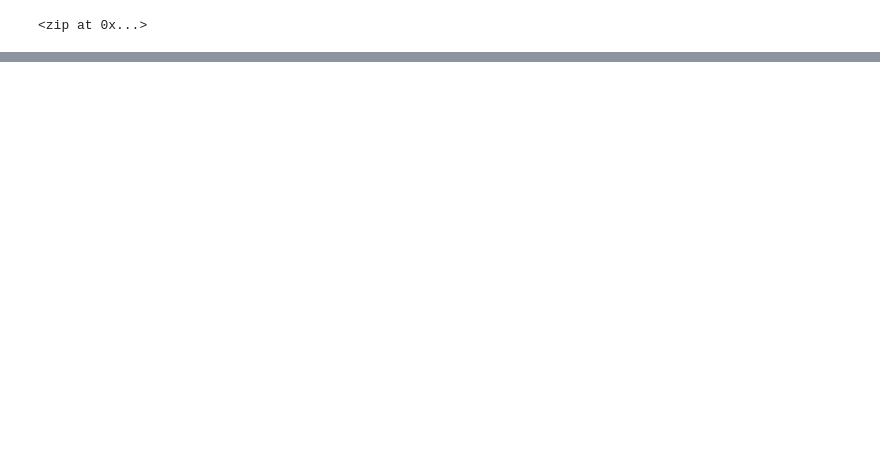
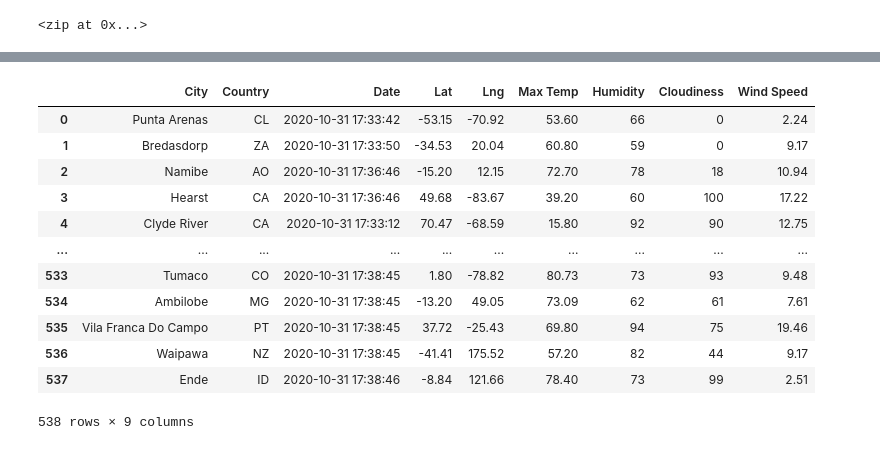
Before and after one commit to colombianguate/World_Weather_Analysis, a Jupyter notebook: WeatherPy.ipynb, the cells around one changed output, grey strips where cells are left out. Saved outputs shown, nothing was run; the diff lists cells and outputs as text; code cells hidden in the pictures; blank space fills up the shorter version.

```diff
--- a/WeatherPy.ipynb
+++ b/WeatherPy.ipynb
@@ -33,0 +40,3 @@ len(cities)
+# %%
+# Starting URL for Weather Map API Call.
+url = "http://api.openweathermap.org/data/2.5/weather?units=Imperial&APPID=" + weather_api_key
@@ -33,0 +136,4 @@ len(cities)
+# %%
+# Convert the array of dictionaries to a Pandas DataFrame.
+city_data_df = pd.DataFrame(city_data)
+city_data_df.head(10)
@@ -33,0 +152,20 @@ len(cities)
+# %%
+new_column = ["City", "Country", "Date", "Lat", "Lng", "Max Temp", "Humidity", "Cloudiness", "Wind Speed"]
+# %%
+city_data_df = city_data_df[new_column]
+# %%
+city_data_df
+# %% [output]
+|  | City | Country | Date | Lat | Lng | Max Temp | Humidity | Cloudiness | Wind Speed |
+| 0 | Punta Arenas | CL | 2020-10-31 17:33:42 | -53.15 | -70.92 | 53.60 | 66 | 0 | 2.24 |
+| 1 | Bredasdorp | ZA | 2020-10-31 17:33:50 | -34.53 | 20.04 | 60.80 | 59 | 0 | 9.17 |
+| 2 | Namibe | AO | 2020-10-31 17:36:46 | -15.20 | 12.15 | 72.70 | 78 | 18 | 10.94 |
+| 3 | Hearst | CA | 2020-10-31 17:36:46 | 49.68 | -83.67 | 39.20 | 60 | 100 | 17.22 |
+| 4 | Clyde River | CA | 2020-10-31 17:33:12 | 70.47 | -68.59 | 15.80 | 92 | 90 | 12.75 |
+| ... | ... | ... | ... | ... | ... | ... | ... | ... | ... |
+| 533 | Tumaco | CO | 2020-10-31 17:38:45 | 1.80 | -78.82 | 80.73 | 73 | 93 | 9.48 |
+| 534 | Ambilobe | MG | 2020-10-31 17:38:45 | -13.20 | 49.05 | 73.09 | 62 | 61 | 7.61 |
+| 535 | Vila Franca Do Campo | PT | 2020-10-31 17:38:45 | 37.72 | -25.43 | 69.80 | 94 | 75 | 19.46 |
+| 536 | Waipawa | NZ | 2020-10-31 17:38:45 | -41.41 | 175.52 | 57.20 | 82 | 44 | 9.17 |
+| 537 | Ende | ID | 2020-10-31 17:38:46 | -8.84 | 121.66 | 78.40 | 73 | 99 | 2.51 |
+538 rows × 9 columns
```
Also changed, not shown: parts of 7 cells of this notebook, 3 other files.
